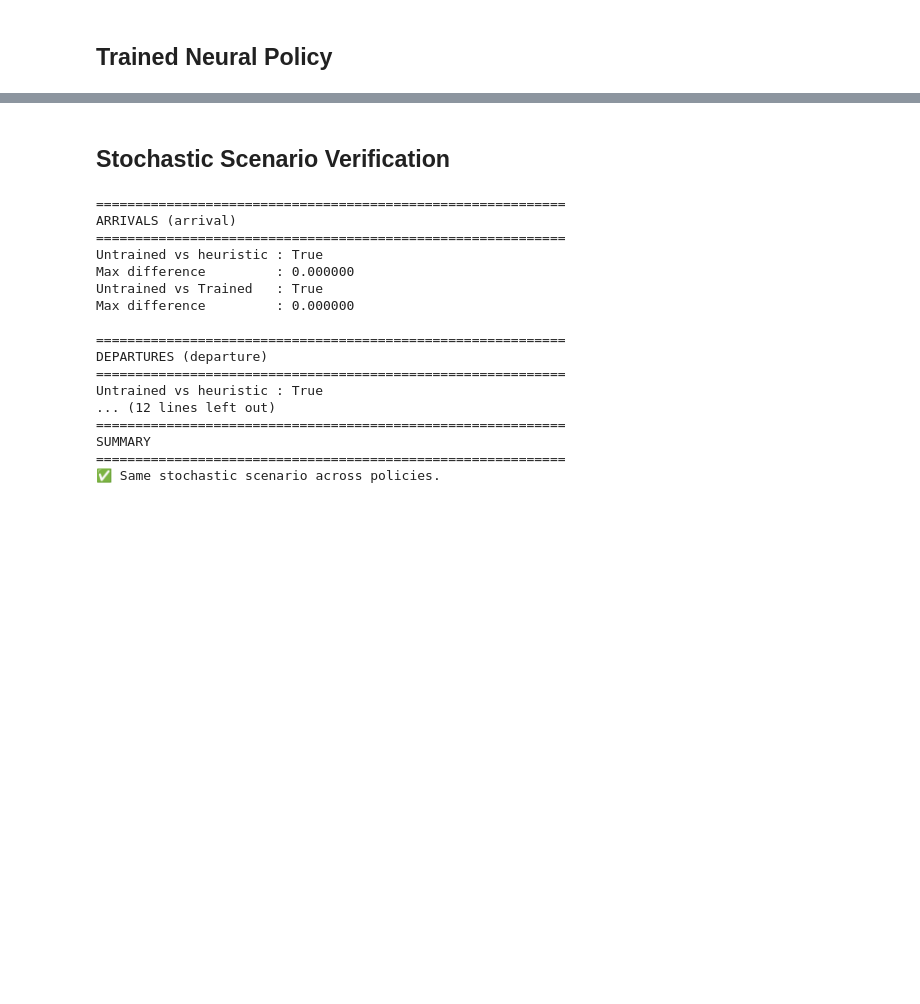
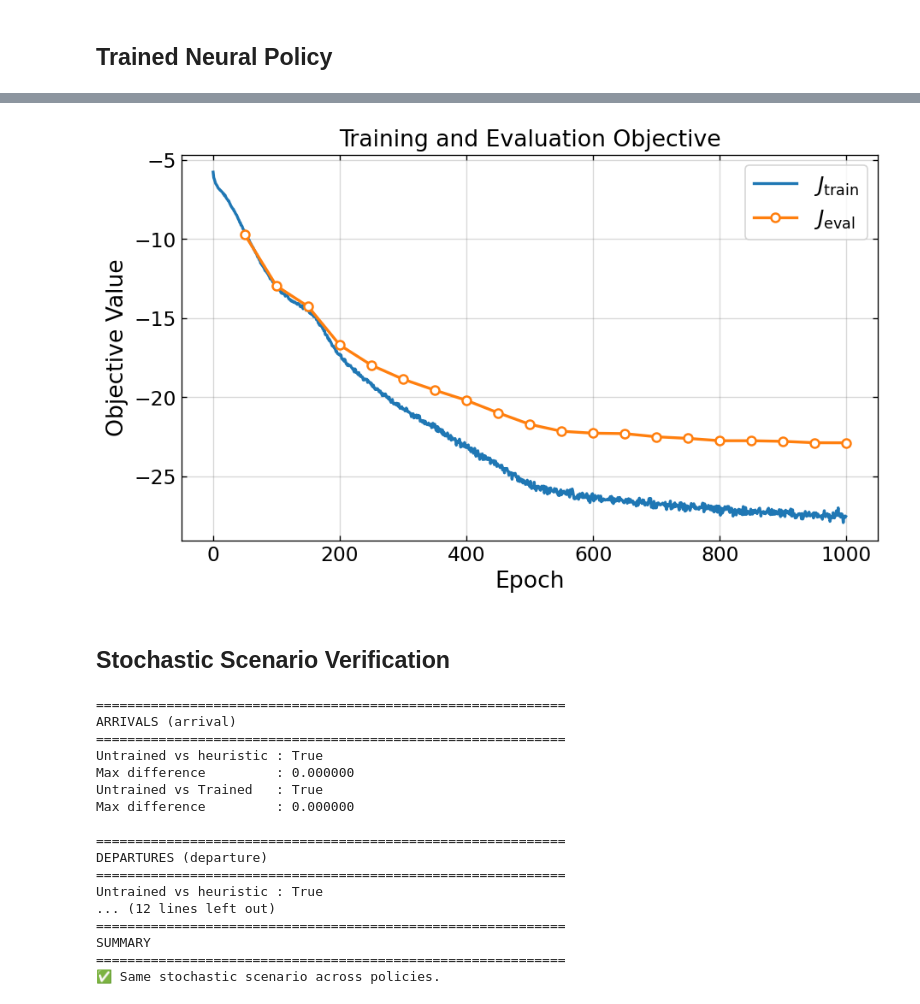
Before and after one commit to DenisseUrenda/stochastic-ems-policy, a Jupyter notebook: notebooks/02_policy_comparison.ipynb, the cells around one changed output, grey strips where cells are left out. Drawn from its saved outputs; the diff is of its cells as text; code cells hidden in the pictures; blank space fills up the shorter version.

```diff
--- a/notebooks/02_policy_comparison.ipynb
+++ b/notebooks/02_policy_comparison.ipynb
@@ -272,3 +281,64 @@ plot_cost_trajectories(
+# %%
+import os
+
+SAVE_DIR = "../figures/trained_policy"
+os.makedirs(SAVE_DIR, exist_ok=True)
+
+J_train = checkpoint["J_train_hist"]
+J_eval = checkpoint["J_eval_hist"]
+
+eval_epochs = np.arange(
+    len(J_train) // len(J_eval),
+    len(J_train) + 1,
+    len(J_train) // len(J_eval)
+)
+
+fig, ax = plt.subplots(figsize=(8, 5))
+
+ax.plot(
+    J_train,
+    linewidth=2,
+    label=r"$J_{\mathrm{train}}$"
+)
+
+ax.plot(
+    eval_epochs,
+    J_eval,
+    marker="o",
+    markerfacecolor="white",
+    markeredgewidth=1.5,
+    linewidth=2,
+    label=r"$J_{\mathrm{eval}}$"
+)
+
+ax.set_xlabel("Epoch")
+ax.set_ylabel("Objective Value")
+ax.set_title("Training and Evaluation Objective")
+ax.grid(True, alpha=0.3)
+ax.legend()
+
+plt.tight_layout()
+
+fig.savefig(
+    os.path.join(
+        SAVE_DIR,
+        "training_curve.pdf"
+    ),
+    bbox_inches="tight"
+)
+
+fig.savefig(
+    os.path.join(
+        SAVE_DIR,
+        "training_curve.png"
+    ),
+    dpi=300,
+    bbox_inches="tight"
+)
+
+plt.show()
+# %% [output]
+[figure, added]
 # %% [markdown]
 ## Stochastic Scenario Verification
 # %%
```
Also changed, not shown: parts of 13 cells of this notebook, 46 other files.
